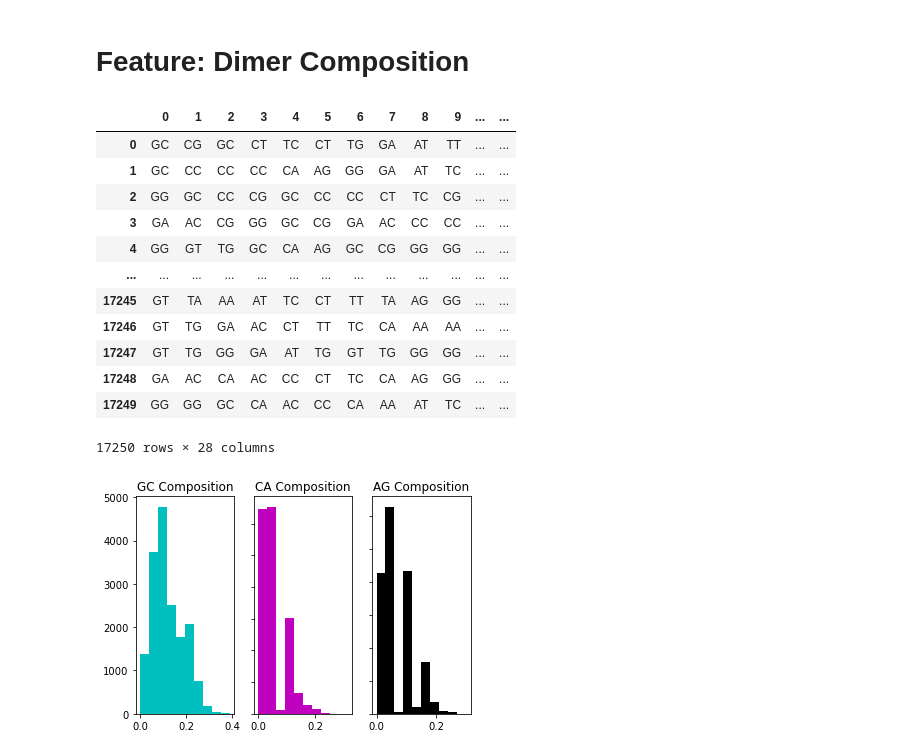
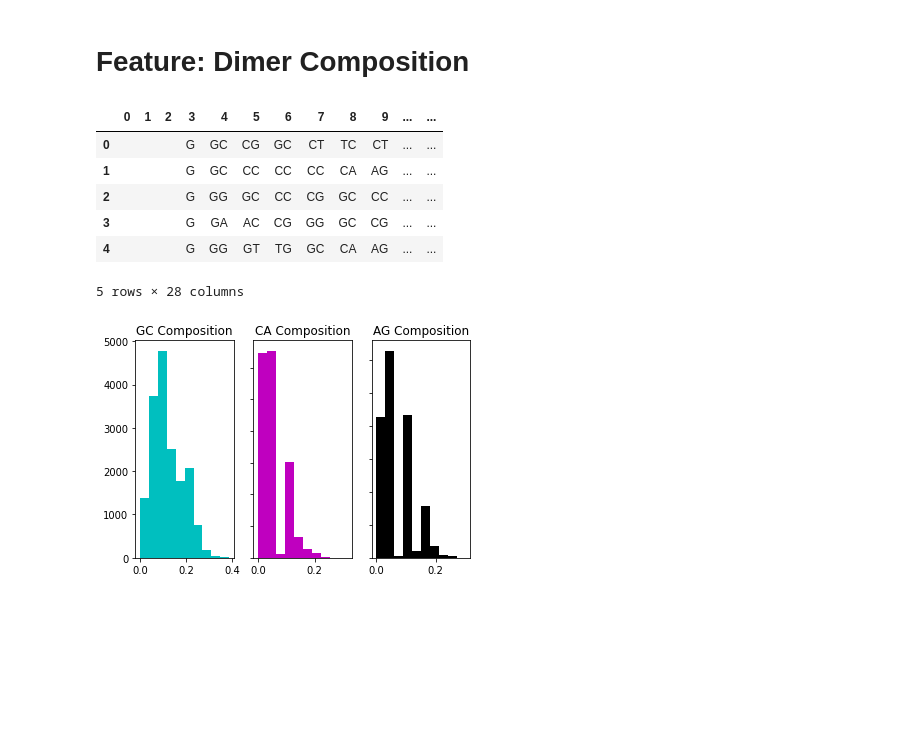
Before and after one commit to AnthonyHein/QCB455Project, a Jupyter notebook: Featurization.ipynb, the cells around one changed output. Saved outputs shown, nothing was run; the diff lists cells and outputs as text; code cells hidden in the pictures; blank space fills up the shorter version.

```diff
--- a/Featurization.ipynb
+++ b/Featurization.ipynb
@@ -460,11 +443,11 @@ def get_one_hot_from_cell(cell):
 # %%
-prefix = dict()
+nucl_prefix = dict()
 
 for i in range(max_len):
-    prefix[i] = "pos" + str(i)
+    nucl_prefix[i] = "pos_" + str(i)
 # %%
 a = pd.DataFrame([25 * ['A'] + [0]], columns=sgRNA_bases.columns.tolist())
 c = pd.DataFrame([25 * ['C'] + [0]], columns=sgRNA_bases.columns.tolist())
 g = pd.DataFrame([25 * ['G'] + [0]], columns=sgRNA_bases.columns.tolist())
 t = pd.DataFrame([25 * ['T'] + [0]], columns=sgRNA_bases.columns.tolist())
-tmp = sgRNA_bases.append(a).append(c).append(g).append(t).replace(' ', np.nan)
+nucl_tmp = sgRNA_bases.append(a).append(c).append(g).append(t).replace(' ', np.nan)
@@ -565,11 +544,15 @@ def get_seq_dimers(seq):
     """
     return [seq[i:i+2] for i in range(0, len(seq)-1)]
 # %%
-sgRNA_dimers = pd.DataFrame(activity_score_df['sequence'].apply(get_seq_dimers).tolist())
+# NOTE BUG: Gettting some single nucleotides at the ends
+# If odd number of positions, ignore last guy
+max_dimer_len = max_len - 1
+sequence_rjust = activity_score_df['sequence'].apply(lambda x : x.rjust(max_len))
+sgRNA_dimers = pd.DataFrame(sequence_rjust.apply(get_seq_dimers).tolist())
 
 # subtract one b/c one fewer dimers than bases
 sgRNA_dimers['length'] = activity_score_df['sequence'].str.len() - 1
 
-sgRNA_dimers
+sgRNA_dimers.head()
 # %% [output]
 |  | 0 | 1 | 2 | 3 | 4 | 5 | 6 | 7 | 8 | 9 | ... | ... |
@@ -616,34 +643,28 @@ sgRNA_dimers
 # %%
 # Relevant dimers that the paper decsribes: GC, CA, AG
 GC = []
 CA = []
 AG = []
 
 for index, row in sgRNA_dimers.iterrows():
     length = row['length']
     GC.append(sum(row == 'GC') / length)
     CA.append(sum(row == 'CA') / length)
     AG.append(sum(row == 'AG') / length)
 
 sgRNA_dimers['GC'] = GC
 sgRNA_dimers['CA'] = CA
 sgRNA_dimers['AG'] = AG
 
-sgRNA_dimers
+sgRNA_dimers.head()
 # %% [output]
 |  | 0 | 1 | 2 | 3 | 4 | 5 | 6 | 7 | 8 | 9 | ... | ... |
-| 0 | GC | CG | GC | CT | TC | CT | TG | GA | AT | TT | ... | ... |
-| 1 | GC | CC | CC | CC | CA | AG | GG | GA | AT | TC | ... | ... |
-| 2 | GG | GC | CC | CG | GC | CC | CC | CT | TC | CG | ... | ... |
-| 3 | GA | AC | CG | GG | GC | CG | GA | AC | CC | CC | ... | ... |
-| 4 | GG | GT | TG | GC | CA | AG | GC | CG | GG | GG | ... | ... |
-| ... | ... | ... | ... | ... | ... | ... | ... | ... | ... | ... | ... | ... |
-| 17245 | GT | TA | AA | AT | TC | CT | TT | TA | AG | GG | ... | ... |
-| 17246 | GT | TG | GA | AC | CT | TT | TC | CA | AA | AA | ... | ... |
-| 17247 | GT | TG | GG | GA | AT | TG | GT | TG | GG | GG | ... | ... |
-| 17248 | GA | AC | CA | AC | CC | CT | TC | CA | AG | GG | ... | ... |
-| 17249 | GG | GG | GC | CA | AC | CC | CA | AA | AT | TC | ... | ... |
+| 0 |  |  |  | G | GC | CG | GC | CT | TC | CT | ... | ... |
+| 1 |  |  |  | G | GC | CC | CC | CC | CA | AG | ... | ... |
+| 2 |  |  |  | G | GG | GC | CC | CG | GC | CC | ... | ... |
+| 3 |  |  |  | G | GA | AC | CG | GG | GC | CG | ... | ... |
+| 4 |  |  |  | G | GG | GT | TG | GC | CA | AG | ... | ... |
-17250 rows × 28 columns
+5 rows × 28 columns
 # %%
 # look at nucleotide composition
 fig, axs = plt.subplots(1, 3)
```
Also changed, not shown: parts of 42 cells of this notebook, 1 other file.
